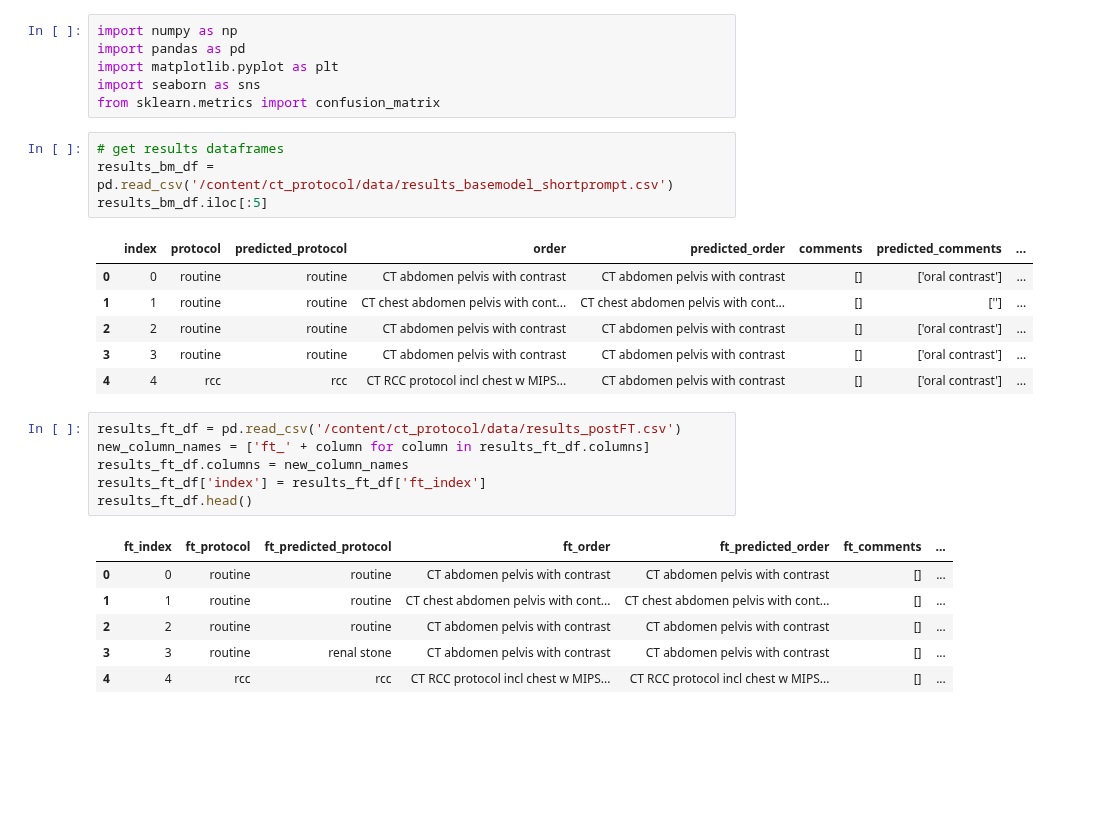
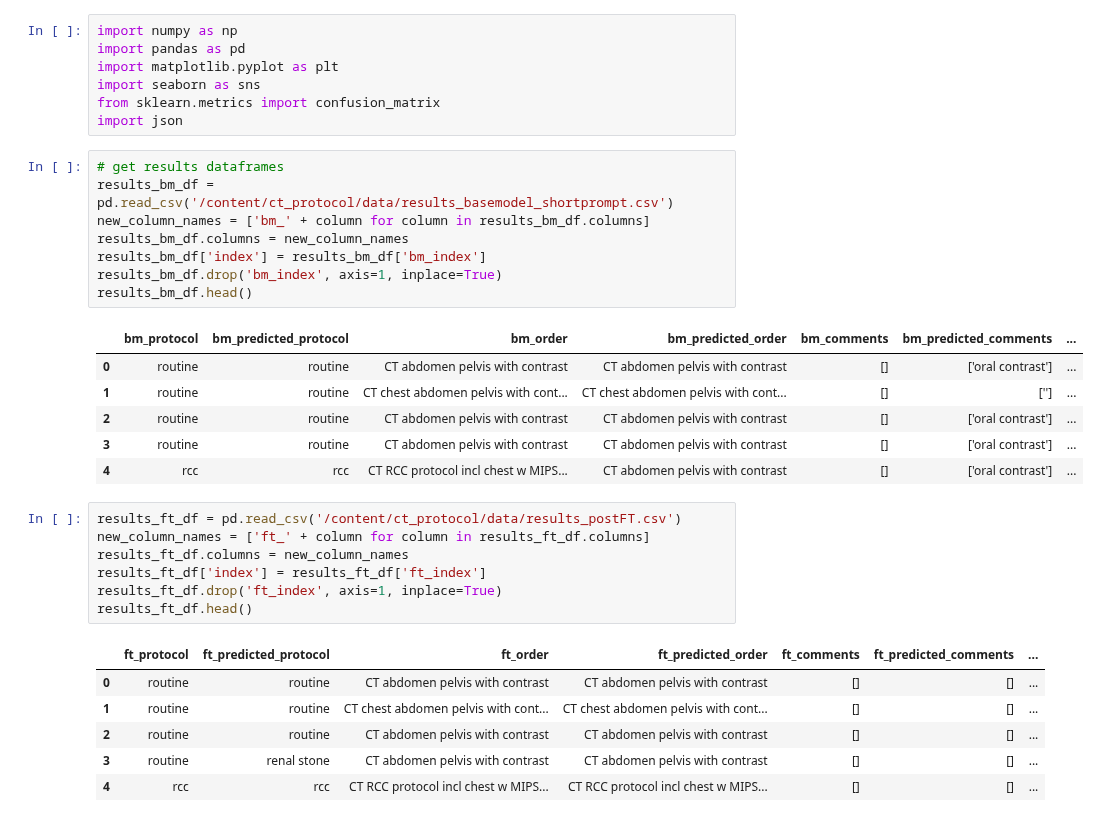
Before and after one commit to mille055/aipi590_project1, a Jupyter notebook: notebooks/Results.ipynb, the cells around one changed output. Cells and saved outputs as stored; diff of their text form; blank space fills up the shorter version.

```diff
--- a/notebooks/Results.ipynb
+++ b/notebooks/Results.ipynb
@@ -16,27 +16,33 @@ import pandas as pd
 import matplotlib.pyplot as plt
 import seaborn as sns
 from sklearn.metrics import confusion_matrix
+import json
 # %%
 # get results dataframes
 results_bm_df = pd.read_csv('/content/ct_protocol/data/results_basemodel_shortprompt.csv')
-results_bm_df.iloc[:5]
+new_column_names = ['bm_' + column for column in results_bm_df.columns]
+results_bm_df.columns = new_column_names
+results_bm_df['index'] = results_bm_df['bm_index']
+results_bm_df.drop('bm_index', axis=1, inplace=True)
+results_bm_df.head()
 # %% [output]
-|  | index | protocol | predicted_protocol | order | predicted_order | comments | predicted_comments | ... |
-| 0 | 0 | routine | routine | CT abdomen pelvis with contrast | CT abdomen pelvis with contrast | [] | ['oral contrast'] | ... |
-| 1 | 1 | routine | routine | CT chest abdomen pelvis with cont... | CT chest abdomen pelvis with cont... | [] | [''] | ... |
-| 2 | 2 | routine | routine | CT abdomen pelvis with contrast | CT abdomen pelvis with contrast | [] | ['oral contrast'] | ... |
-| 3 | 3 | routine | routine | CT abdomen pelvis with contrast | CT abdomen pelvis with contrast | [] | ['oral contrast'] | ... |
-| 4 | 4 | rcc | rcc | CT RCC protocol incl chest w MIPS... | CT abdomen pelvis with contrast | [] | ['oral contrast'] | ... |
+|  | bm_protocol | bm_predicted_protocol | bm_order | bm_predicted_order | bm_comments | bm_predicted_comments | ... |
+| 0 | routine | routine | CT abdomen pelvis with contrast | CT abdomen pelvis with contrast | [] | ['oral contrast'] | ... |
+| 1 | routine | routine | CT chest abdomen pelvis with cont... | CT chest abdomen pelvis with cont... | [] | [''] | ... |
+| 2 | routine | routine | CT abdomen pelvis with contrast | CT abdomen pelvis with contrast | [] | ['oral contrast'] | ... |
+| 3 | routine | routine | CT abdomen pelvis with contrast | CT abdomen pelvis with contrast | [] | ['oral contrast'] | ... |
+| 4 | rcc | rcc | CT RCC protocol incl chest w MIPS... | CT abdomen pelvis with contrast | [] | ['oral contrast'] | ... |
 # %%
 results_ft_df = pd.read_csv('/content/ct_protocol/data/results_postFT.csv')
 new_column_names = ['ft_' + column for column in results_ft_df.columns]
 results_ft_df.columns = new_column_names
 results_ft_df['index'] = results_ft_df['ft_index']
+results_ft_df.drop('ft_index', axis=1, inplace=True)
 results_ft_df.head()
 # %% [output]
-|  | ft_index | ft_protocol | ft_predicted_protocol | ft_order | ft_predicted_order | ft_comments | ... |
-| 0 | 0 | routine | routine | CT abdomen pelvis with contrast | CT abdomen pelvis with contrast | [] | ... |
-| 1 | 1 | routine | routine | CT chest abdomen pelvis with cont... | CT chest abdomen pelvis with cont... | [] | ... |
-| 2 | 2 | routine | routine | CT abdomen pelvis with contrast | CT abdomen pelvis with contrast | [] | ... |
-| 3 | 3 | routine | renal stone | CT abdomen pelvis with contrast | CT abdomen pelvis with contrast | [] | ... |
-| 4 | 4 | rcc | rcc | CT RCC protocol incl chest w MIPS... | CT RCC protocol incl chest w MIPS... | [] | ... |
+|  | ft_protocol | ft_predicted_protocol | ft_order | ft_predicted_order | ft_comments | ft_predicted_comments | ... |
+| 0 | routine | routine | CT abdomen pelvis with contrast | CT abdomen pelvis with contrast | [] | [] | ... |
+| 1 | routine | routine | CT chest abdomen pelvis with cont... | CT chest abdomen pelvis with cont... | [] | [] | ... |
+| 2 | routine | routine | CT abdomen pelvis with contrast | CT abdomen pelvis with contrast | [] | [] | ... |
+| 3 | routine | renal stone | CT abdomen pelvis with contrast | CT abdomen pelvis with contrast | [] | [] | ... |
+| 4 | rcc | rcc | CT RCC protocol incl chest w MIPS... | CT RCC protocol incl chest w MIPS... | [] | [] | ... |
```
Also changed, not shown: parts of 9 cells of this notebook.
